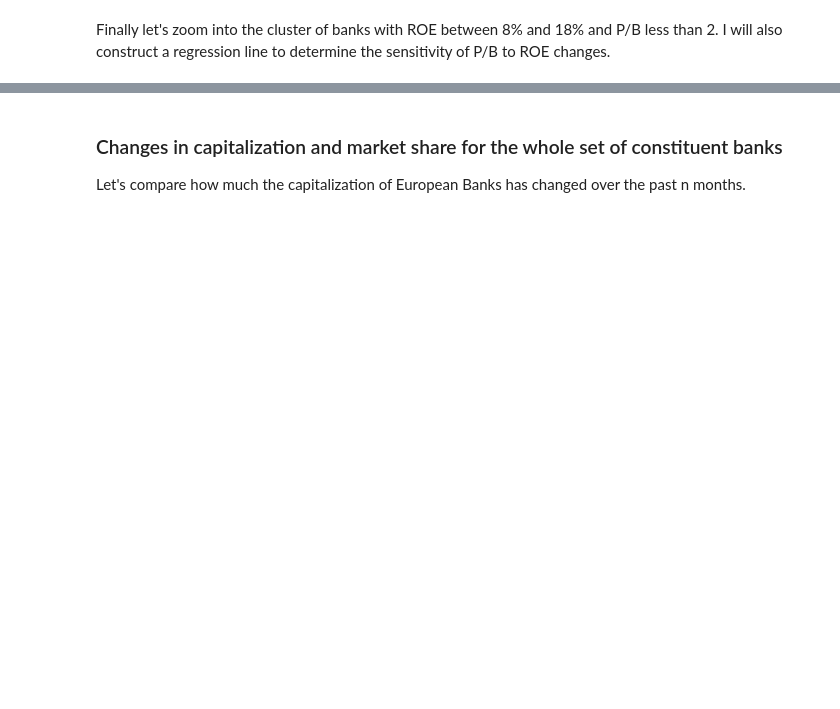
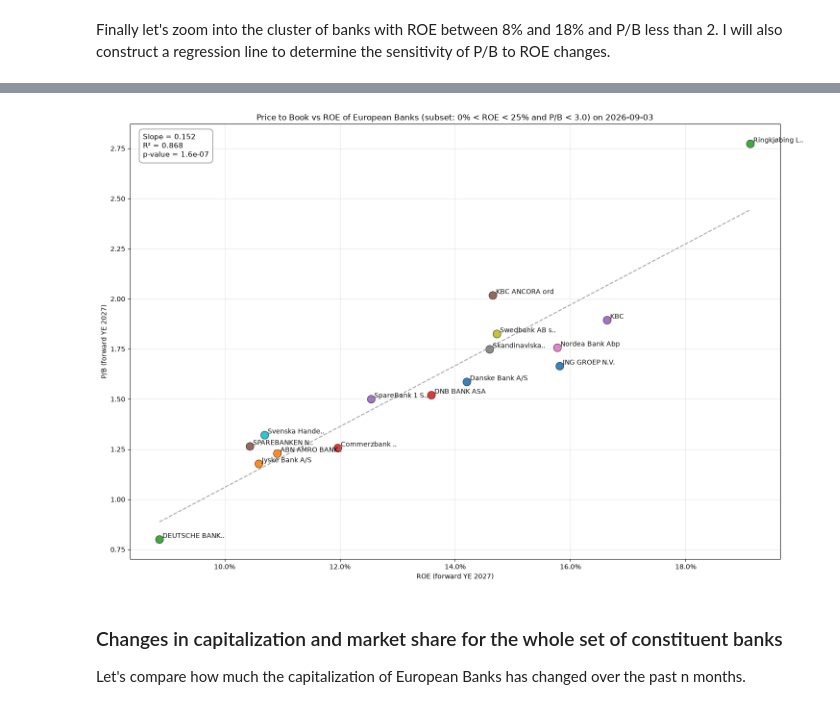
Before and after one commit to ilchen/EU_Economic_Data_Analysis, a Jupyter notebook: Stock_Market_Stoxx_Europe_Banks.ipynb, the cells around one changed output, grey strips where cells are left out. Saved outputs shown, nothing was run; the diff lists cells and outputs as text; code cells hidden in the pictures; blank space fills up the shorter version.

```diff
--- a/Stock_Market_Stoxx_Europe_Banks.ipynb
+++ b/Stock_Market_Stoxx_Europe_Banks.ipynb
@@ -392,3 +430,15 @@ _, _, _, _, _ = bank_plotter.plot(roe_pb, roe_cutoff, pb_cutoff, mode='forward')
+# %%
+# Define a dedicated subset for Germany, Benelux and Scandinavia
+germany_blx_scandinavia = ['.CO', '.HE', '.OL', '.ST', '.AS', '.BR', '.DE']
+
+roe_cutoff = (0, .25)
+pb_cutoff = 3.
+
+roe_pb_subset = roe_pb[roe_pb.index.str.endswith(tuple(germany_blx_scandinavia))]
+# %%
+_, _, _, _, _ = bank_plotter.plot(roe_pb_subset, roe_cutoff, pb_cutoff, mode='forward', forward_horizon=1)
+# %% [output]
+[figure, added]
 # %% [markdown]
 ### Changes in capitalization and market share for the whole set of constituent banks
 Let's compare how much the capitalization of European Banks  has changed over the past n months.
```
Also changed, not shown: parts of 28 cells of this notebook, 2 other files.
